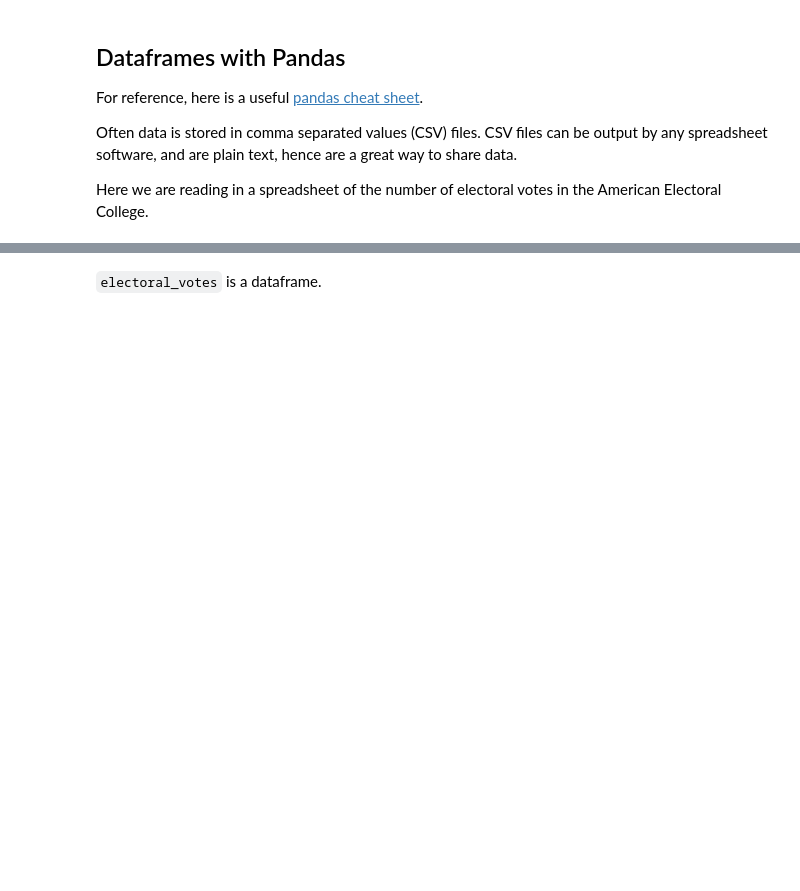
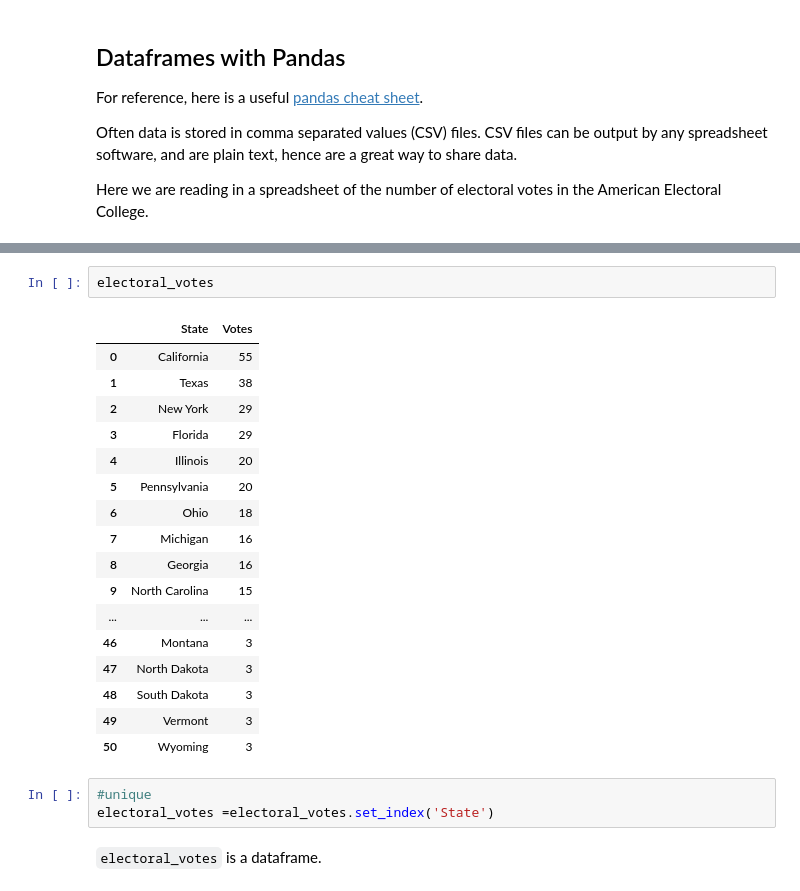
Before and after one commit to aditya-jpg/ProbabilityDistributions-ai1-fall2019, a Jupyter notebook: elections.ipynb, the cells around one changed output, grey strips where cells are left out. Drawn from its saved outputs; the diff is of its cells as text; blank space fills up the shorter version.

```diff
--- a/elections.ipynb
+++ b/elections.ipynb
@@ -76,3 +109,26 @@ FileNotFoundError: ignored
+# %%
+electoral_votes
+# %% [output]
+|  | State | Votes |
+| 0 | California | 55 |
+| 1 | Texas | 38 |
+| 2 | New York | 29 |
+| 3 | Florida | 29 |
+| 4 | Illinois | 20 |
+| 5 | Pennsylvania | 20 |
+| 6 | Ohio | 18 |
+| 7 | Michigan | 16 |
+| 8 | Georgia | 16 |
+| 9 | North Carolina | 15 |
+| ... | ... | ... |
+| 46 | Montana | 3 |
+| 47 | North Dakota | 3 |
+| 48 | South Dakota | 3 |
+| 49 | Vermont | 3 |
+| 50 | Wyoming | 3 |
+# %%
+#unique
+electoral_votes =electoral_votes.set_index('State')
 # %% [markdown]
 `electoral_votes` is a dataframe.
 # %%
```
Also changed, not shown: parts of 17 cells of this notebook.
